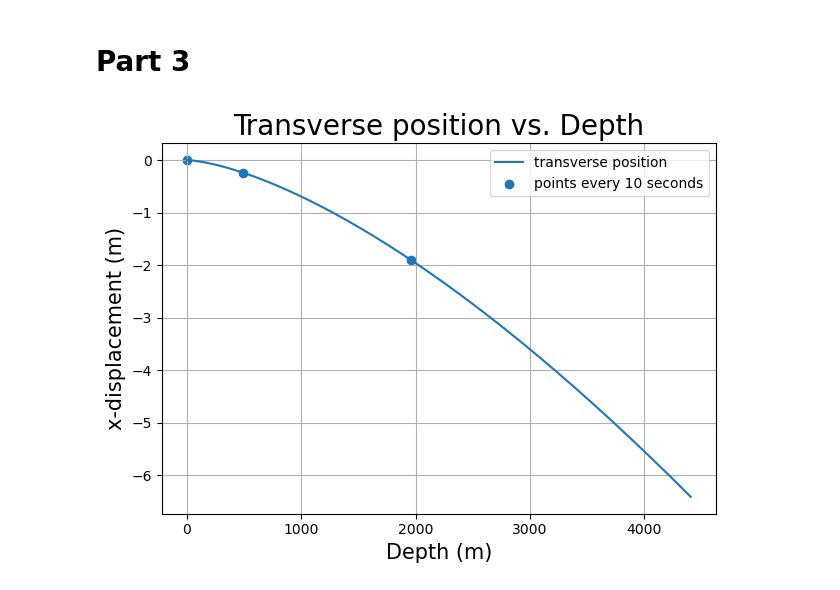
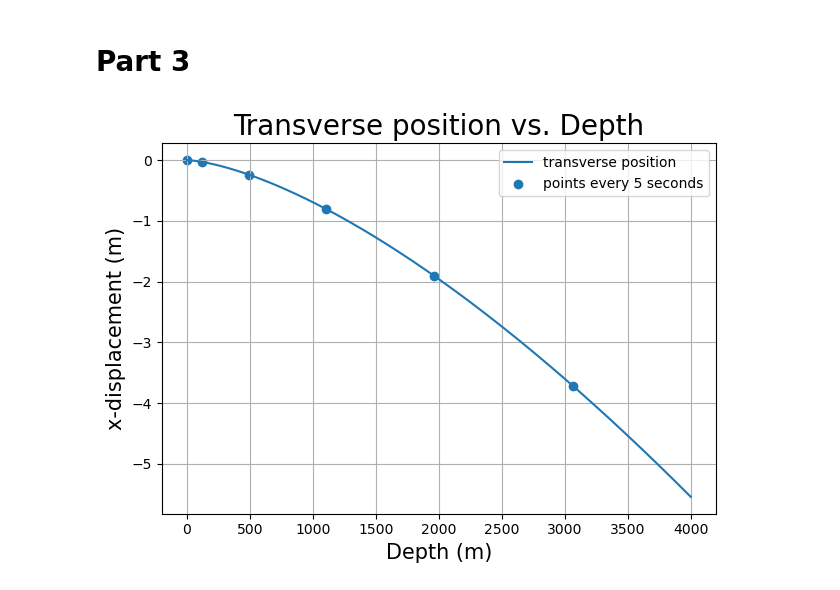
Before and after one commit to MatthewPrem/PHYS265-spring25, a Jupyter notebook: Lab2/Lab 2.ipynb, the cells around one changed output. Cells and saved outputs as stored; diff of their text form; code cells hidden in the pictures.

```diff
--- a/Lab2/Lab 2.ipynb
+++ b/Lab2/Lab 2.ipynb
@@ -154,36 +154,37 @@ Including a drag term increases the fall time significantly, since at some point
 def derC(t,s, alpha, gamma, omega):
     x, y, z = s[0:3]
     xDot, yDot, zDot = s[3:6]
     a_cx = 2*omega*yDot
+    a_dx = -alpha*np.abs((xDot)**gamma)*np.sign(xDot) #make sure drag always points opposite to velocity
     a_cy = -2*omega*xDot
     a_gy = -g(s[1])
-    a_dy = -alpha*np.abs((yDot)**gamma)*np.sign(yDot) #make sure drag always points opposite to velocity
+    a_dy = -alpha*np.abs((yDot)**gamma)*np.sign(yDot)
 
     xDdot = a_cx
     yDdot = a_gy + a_dy + a_cy
     zDdot = 0
     return np.array((xDot, yDot, zDot, xDdot, yDdot, zDdot))
 
 def event(t, s, alpha, gamma, omega):
     return s[1]-rMine
 
 tSpan = (0,30)
 tEval = np.linspace(tSpan[0], tSpan[1], 50)
 s0 = (0,Re,0,0,0,0)
 
 soln = solve_ivp(derC, t_span = tSpan, t_eval = tEval, y0=s0, args = (0, 2,wm), dense_output=True, events=event)#solve_ivp(derC, t_span = tSpan, t_eval = tEval, y0=s0, args = (0.0039, 2,wm), dense_output=True, events=event)
 t_hit = soln.t_events[0][0]
 
 fig, ax = plt.subplots(1,1)
-#time_dense =
-ax.plot(Re-soln.y[1], soln.y[0], label="transverse position")
-timePoints = np.arange(tSpan[0], t_hit, 10)
-ax.scatter(Re-soln.sol(timePoints)[1], soln.sol(timePoints)[0], label="points every 10 seconds")
+time_dense = np.linspace(tSpan[0],t_hit, 300)
+ax.plot(Re-soln.sol(time_dense)[1], soln.sol(time_dense)[0], label="transverse position")
+timePoints = np.arange(tSpan[0], t_hit, 5)
+ax.scatter(Re-soln.sol(timePoints)[1], soln.sol(timePoints)[0], label="points every 5 seconds")
 ax.set_xlabel("Depth (m)", fontsize=15)
 ax.set_ylabel("x-displacement (m)", fontsize=15)
 ax.set_title("Transverse position vs. Depth", fontsize=20)
 ax.legend()
 ax.grid()
 fig.tight_layout()
 # %% [output]
-[figure, old version]
+[figure, new version]
```
Also changed, not shown: parts of 4 cells of this notebook.
